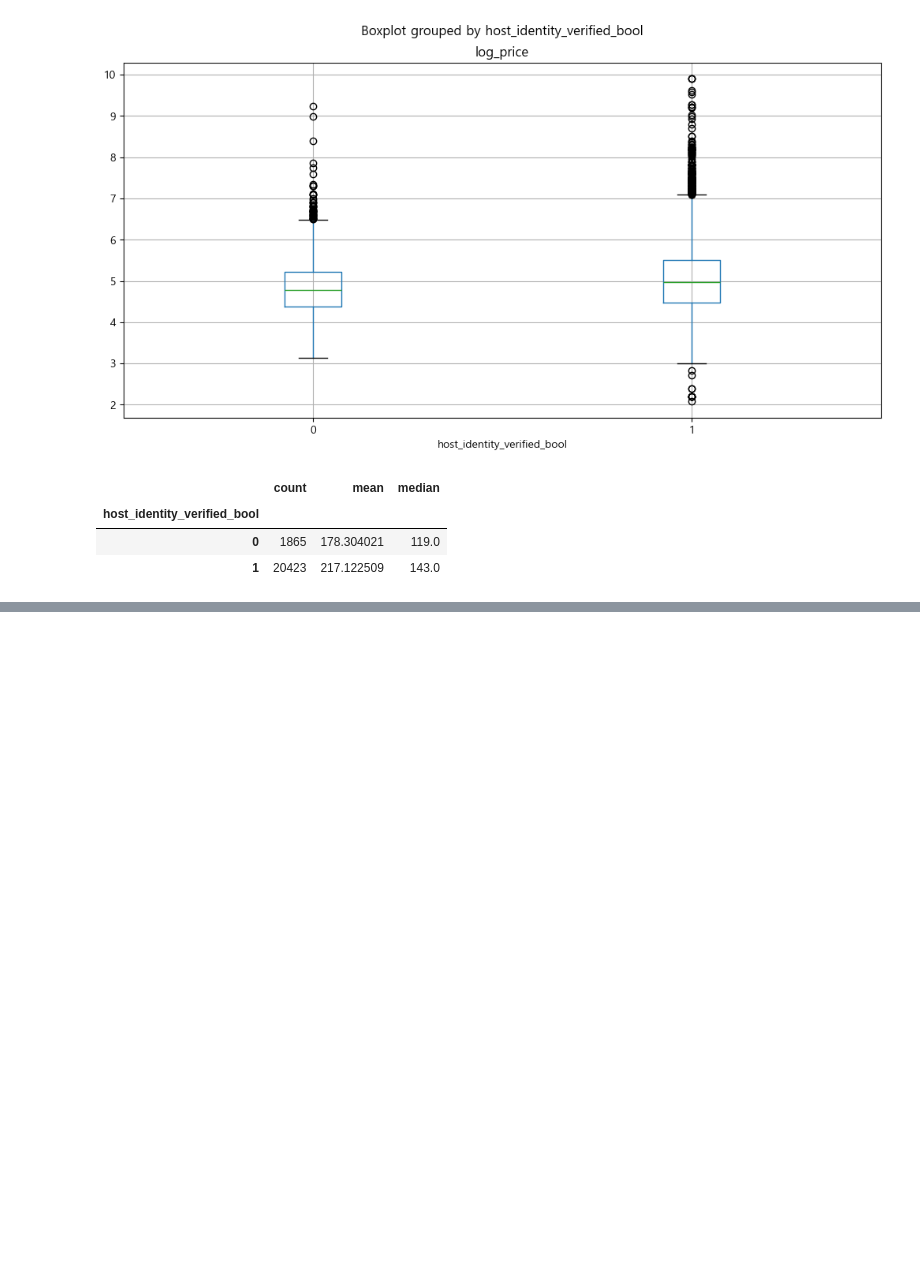
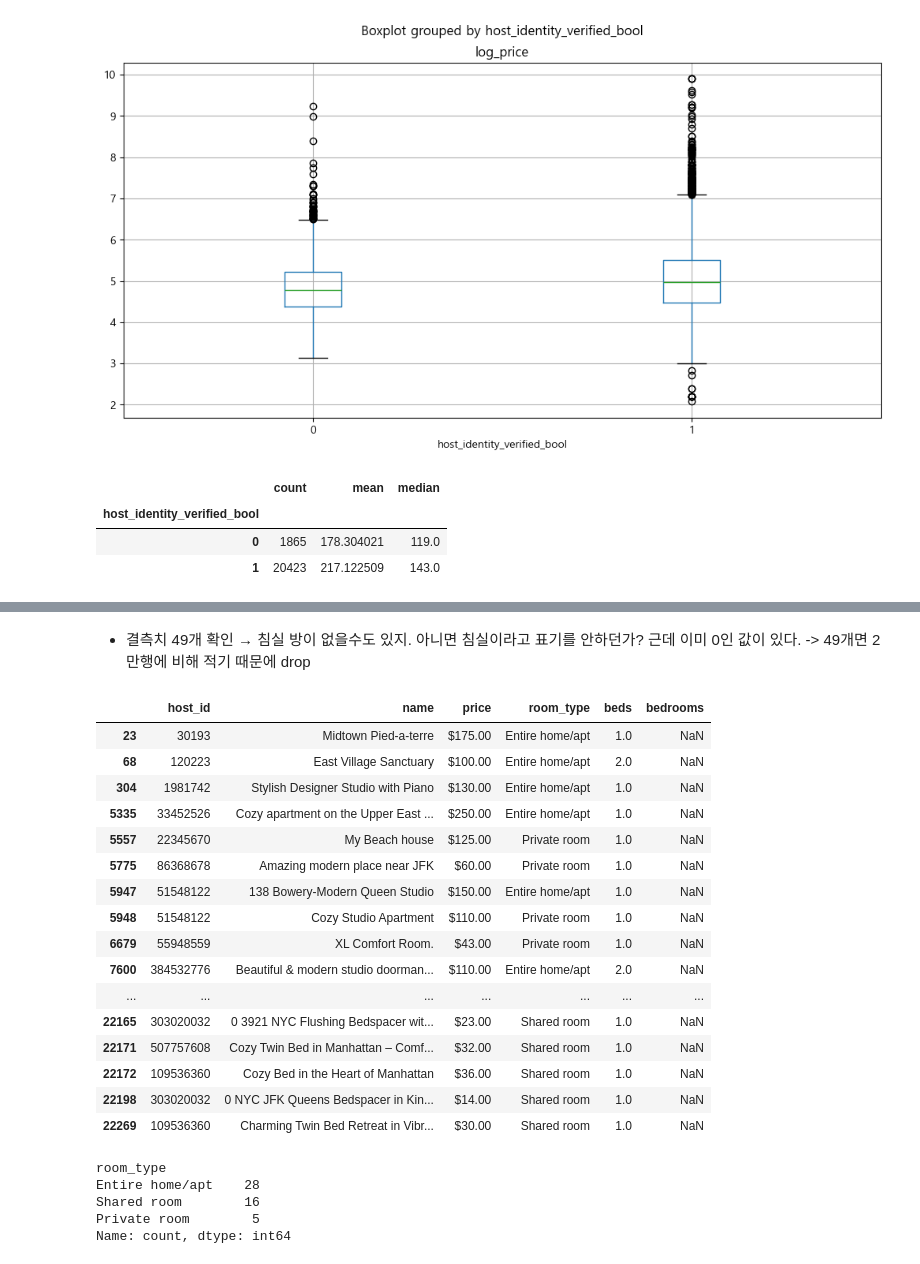
Before and after one commit to KyungminChang/data-analysis-project-BBB, a Jupyter notebook: 01_preprocessiong.ipynb, the cells around one changed output, grey strips where cells are left out. Drawn from its saved outputs; the diff is of its cells as text; code cells hidden in the pictures; blank space fills up the shorter version.

```diff
--- a/01_preprocessiong.ipynb
+++ b/01_preprocessiong.ipynb
@@ -775,0 +837,24 @@ tmp.groupby("host_identity_verified_bool")["price"].agg(["count","mean","median"
+# %%
+#필요한 컬럼 37개만 가져오기
+df = pd.read_csv("data/2025_Airbnb_NYC_listings.csv")
+
+choice = [
+    "id","name","description","host_id","host_since","host_response_time",
+    "host_response_rate","host_acceptance_rate","host_is_superhost",
+    "neighbourhood_cleansed","neighbourhood_group_cleansed",
+    "latitude","longitude","property_type","room_type","accommodates",
+    "bedrooms","beds","amenities","price","availability_365",
+    "number_of_reviews","number_of_reviews_ltm",
+    "estimated_occupancy_l365d","estimated_revenue_l365d",
+    "review_scores_rating","review_scores_accuracy","review_scores_cleanliness",
+    "review_scores_checkin","review_scores_communication","review_scores_location",
+    "review_scores_value",
+    "calculated_host_listings_count",
+    "calculated_host_listings_count_entire_homes",
+    "calculated_host_listings_count_private_rooms",
+    "calculated_host_listings_count_shared_rooms",
+    "reviews_per_month"
+]
+
+df_ch = df[choice]
+df_ch
@@ -775,0 +939,32 @@ tmp.groupby("host_identity_verified_bool")["price"].agg(["count","mean","median"
+# %% [markdown]
+- 결측치 49개 확인
+→ 침실 방이 없을수도 있지. 아니면 침실이라고 표기를 안하던가? 근데 이미 0인 값이 있다. -> 49개면 2만행에 비해 적기 때문에 drop
+# %%
+df_ch.loc[df_ch["bedrooms"].isna(), ["host_id", "name", "price", "room_type", "beds", "bedrooms"]]
+# %% [output]
+|  | host_id | name | price | room_type | beds | bedrooms |
+| 23 | 30193 | Midtown Pied-a-terre | $175.00 | Entire home/apt | 1.0 | NaN |
+| 68 | 120223 | East Village Sanctuary | $100.00 | Entire home/apt | 2.0 | NaN |
+| 304 | 1981742 | Stylish Designer Studio with Piano | $130.00 | Entire home/apt | 1.0 | NaN |
+| 5335 | 33452526 | Cozy apartment on the Upper East ... | $250.00 | Entire home/apt | 1.0 | NaN |
+| 5557 | 22345670 | My Beach house | $125.00 | Private room | 1.0 | NaN |
+| 5775 | 86368678 | Amazing modern place near JFK | $60.00 | Private room | 1.0 | NaN |
+| 5947 | 51548122 | 138 Bowery-Modern Queen Studio | $150.00 | Entire home/apt | 1.0 | NaN |
+| 5948 | 51548122 | Cozy Studio Apartment | $110.00 | Private room | 1.0 | NaN |
+| 6679 | 55948559 | XL Comfort Room. | $43.00 | Private room | 1.0 | NaN |
+| 7600 | 384532776 | Beautiful & modern studio doorman... | $110.00 | Entire home/apt | 2.0 | NaN |
+| ... | ... | ... | ... | ... | ... | ... |
+| 22165 | 303020032 | 0 3921 NYC Flushing Bedspacer wit... | $23.00 | Shared room | 1.0 | NaN |
+| 22171 | 507757608 | Cozy Twin Bed in Manhattan – Comf... | $32.00 | Shared room | 1.0 | NaN |
+| 22172 | 109536360 | Cozy Bed in the Heart of Manhattan | $36.00 | Shared room | 1.0 | NaN |
+| 22198 | 303020032 | 0 NYC JFK Queens Bedspacer in Kin... | $14.00 | Shared room | 1.0 | NaN |
+| 22269 | 109536360 | Charming Twin Bed Retreat in Vibr... | $30.00 | Shared room | 1.0 | NaN |
+# %%
+#룸 타입별로 결측치 개수
+df_ch.loc[df_ch["bedrooms"].isna(), "room_type"].value_counts(dropna=False)
+# %% [output]
+room_type
+Entire home/apt    28
+Shared room        16
+Private room        5
+Name: count, dtype: int64
```
Also changed, not shown: parts of 50 cells of this notebook.
